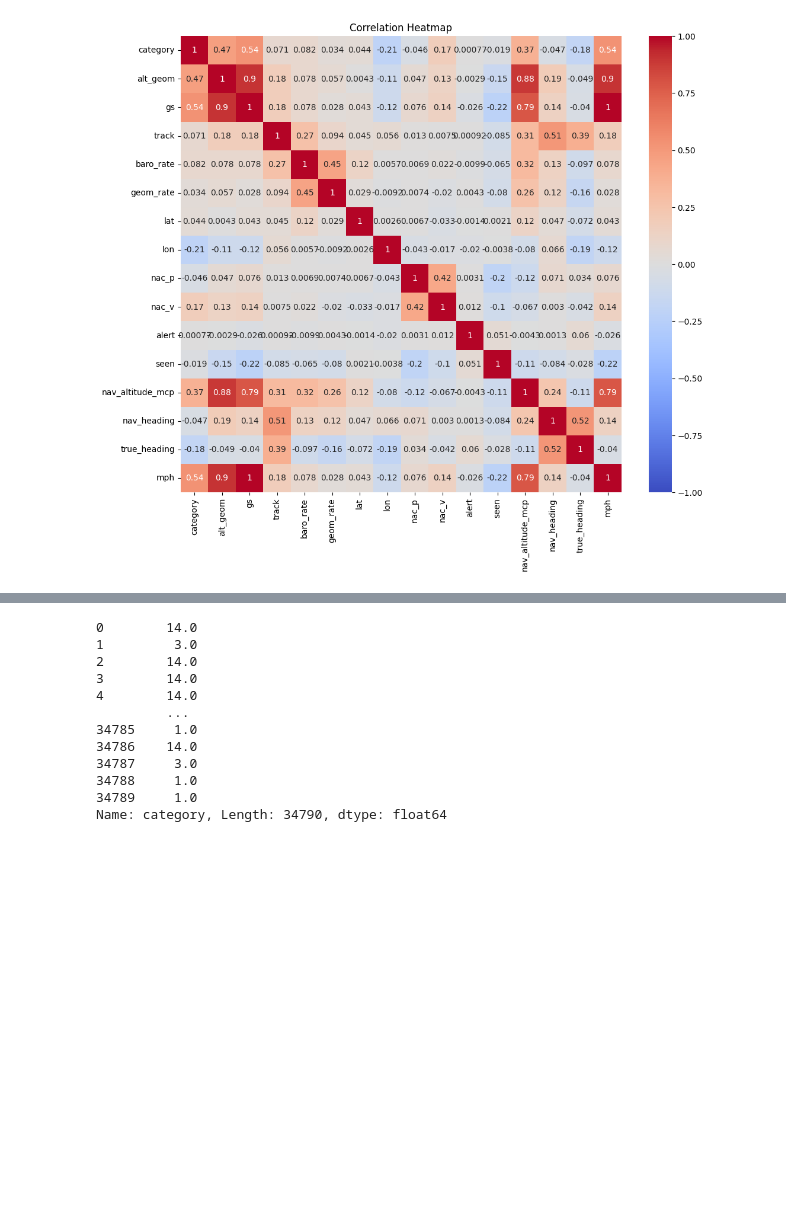
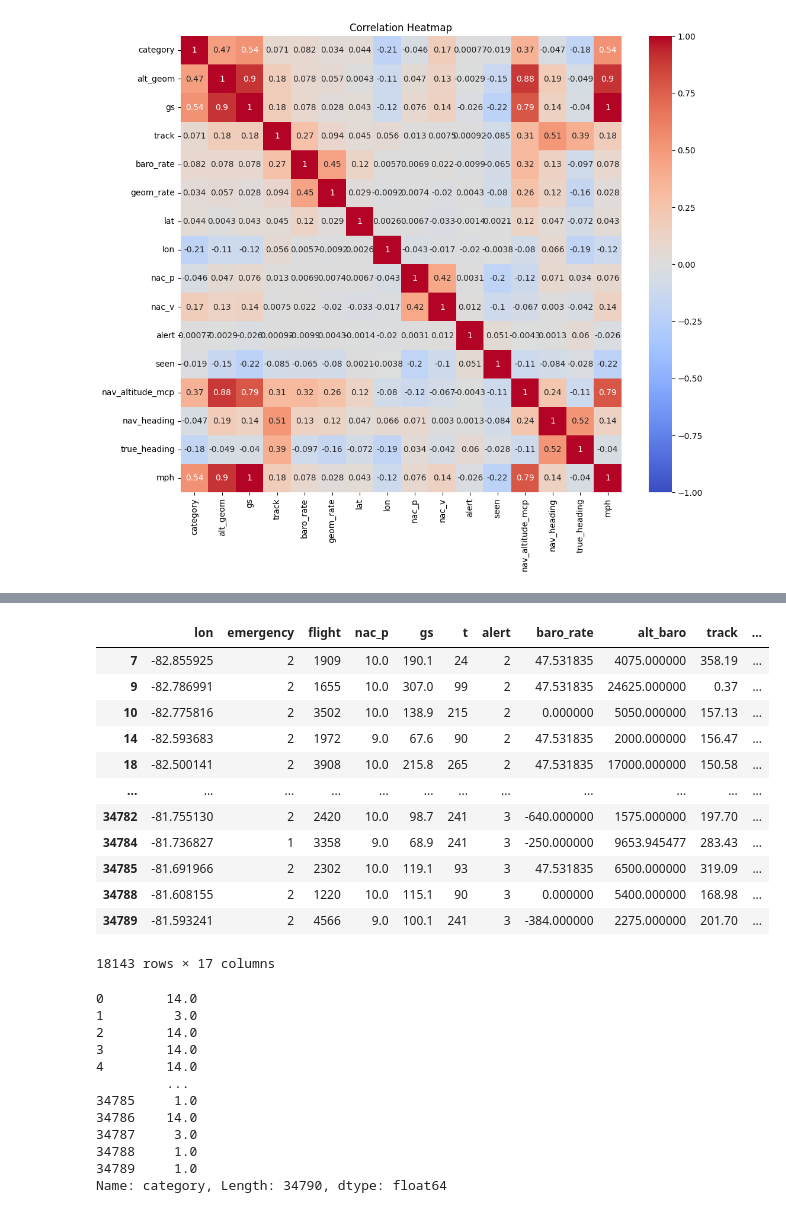
Before and after one commit to lwilsen/adsb_project, a Jupyter notebook: Database/adsb.ipynb, the cells around one changed output, grey strips where cells are left out. Cells and saved outputs as stored; diff of their text form; code cells hidden in the pictures; blank space fills up the shorter version.

```diff
--- a/Database/adsb.ipynb
+++ b/Database/adsb.ipynb
@@ -257,3 +314,19 @@ df.iloc[:,25].sum()
+# %%
+df[df['category'] == 1.0]
+# %% [output]
+|  | lon | emergency | flight | nac_p | gs | t | alert | baro_rate | alt_baro | track | ... |
+| 7 | -82.855925 | 2 | 1909 | 10.0 | 190.1 | 24 | 2 | 47.531835 | 4075.000000 | 358.19 | ... |
+| 9 | -82.786991 | 2 | 1655 | 10.0 | 307.0 | 99 | 2 | 47.531835 | 24625.000000 | 0.37 | ... |
+| 10 | -82.775816 | 2 | 3502 | 10.0 | 138.9 | 215 | 2 | 0.000000 | 5050.000000 | 157.13 | ... |
+| 14 | -82.593683 | 2 | 1972 | 9.0 | 67.6 | 90 | 2 | 47.531835 | 2000.000000 | 156.47 | ... |
+| 18 | -82.500141 | 2 | 3908 | 10.0 | 215.8 | 265 | 2 | 47.531835 | 17000.000000 | 150.58 | ... |
+| ... | ... | ... | ... | ... | ... | ... | ... | ... | ... | ... | ... |
+| 34782 | -81.755130 | 2 | 2420 | 10.0 | 98.7 | 241 | 3 | -640.000000 | 1575.000000 | 197.70 | ... |
+| 34784 | -81.736827 | 1 | 3358 | 9.0 | 68.9 | 241 | 3 | -250.000000 | 9653.945477 | 283.43 | ... |
+| 34785 | -81.691966 | 2 | 2302 | 10.0 | 119.1 | 93 | 3 | 47.531835 | 6500.000000 | 319.09 | ... |
+| 34788 | -81.608155 | 2 | 1220 | 10.0 | 115.1 | 90 | 3 | 0.000000 | 5400.000000 | 168.98 | ... |
+| 34789 | -81.593241 | 2 | 4566 | 9.0 | 100.1 | 241 | 3 | -384.000000 | 2275.000000 | 201.70 | ... |
+18143 rows × 17 columns
 # %%
 df['category'] = df[df.columns[28-12:28]].idxmax(axis=1).astype('float64')
 # %%
```
Also changed, not shown: parts of 10 cells of this notebook, 19 other files.
